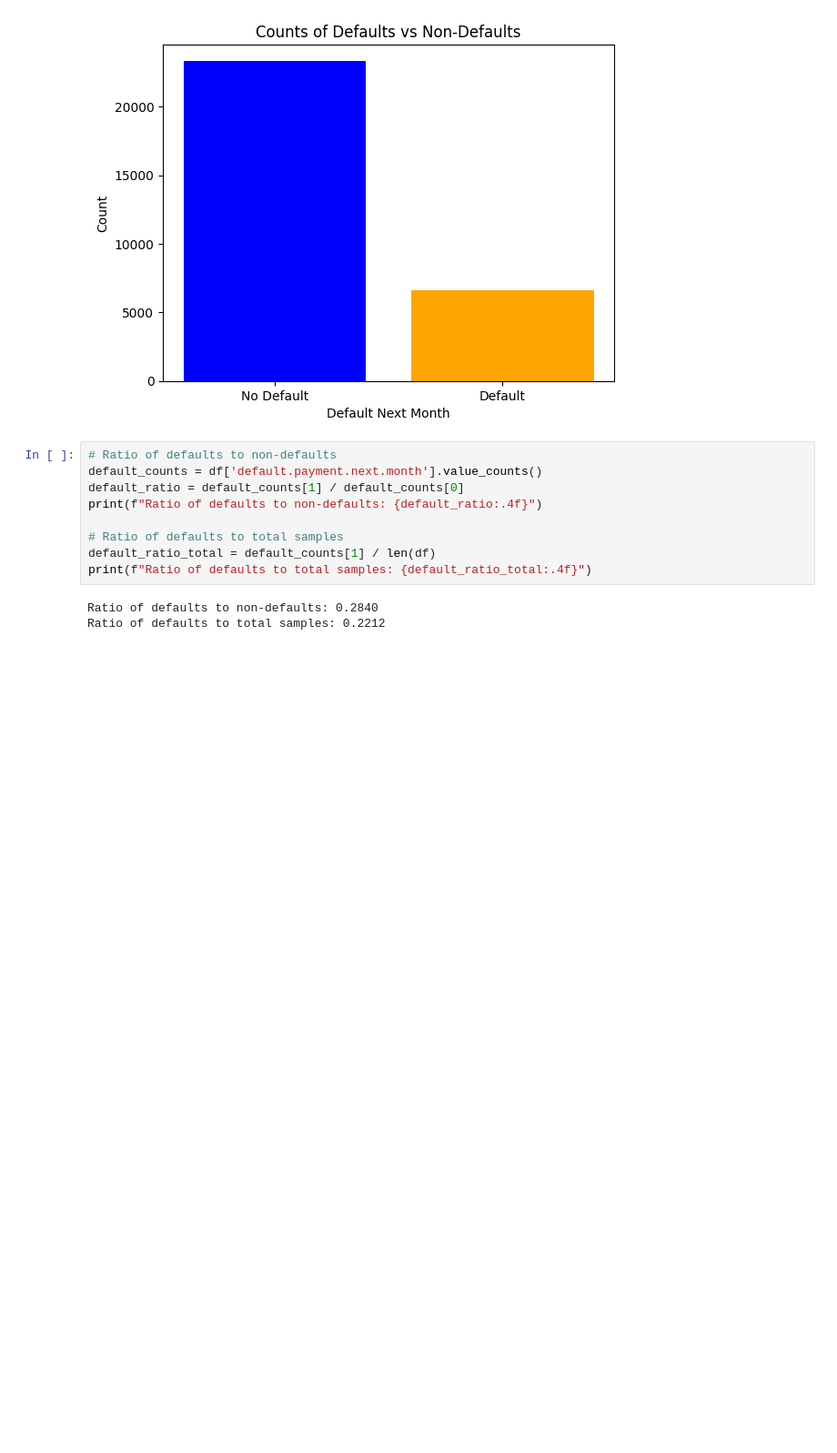
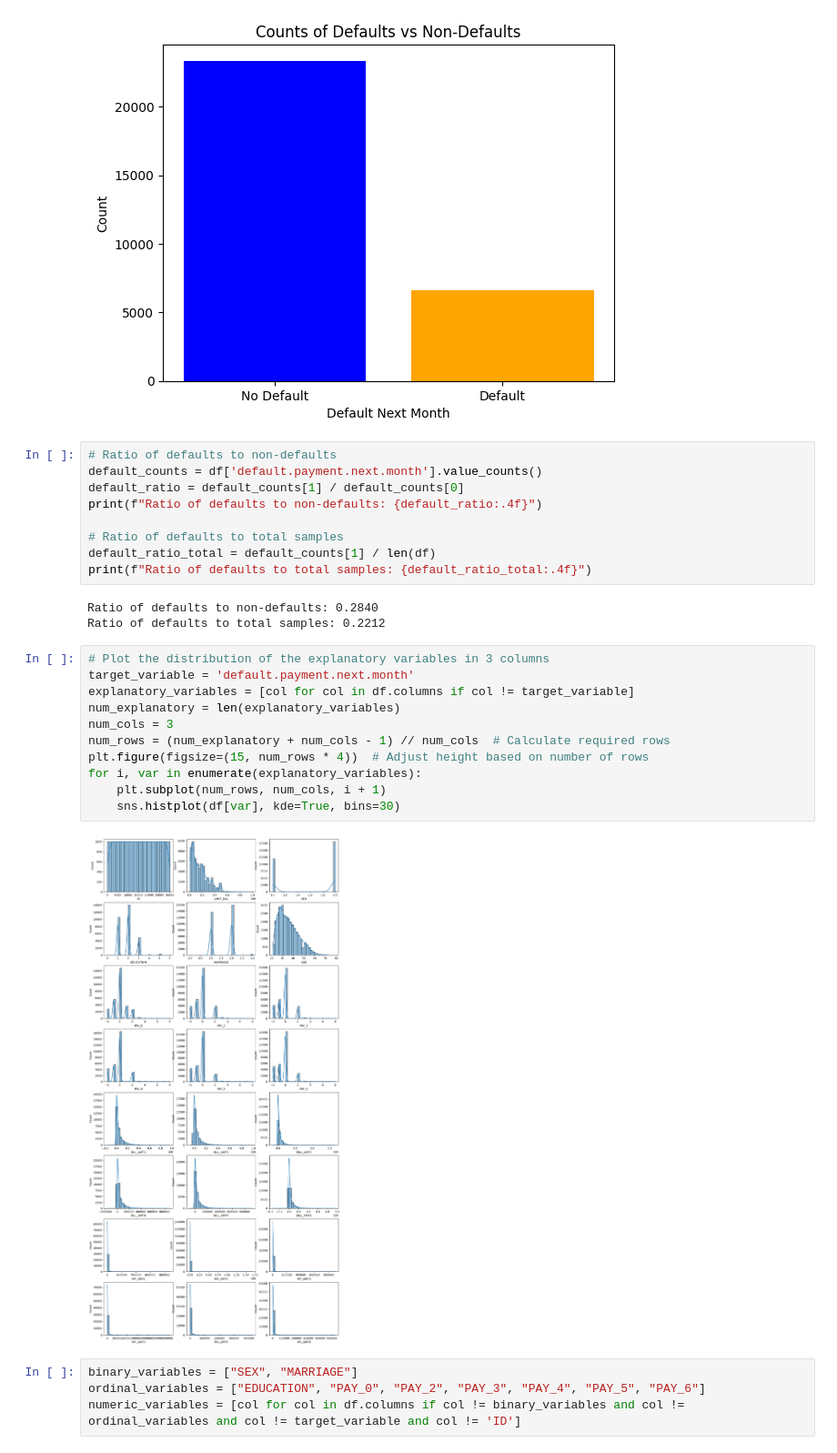
Before and after one commit to joseph-m-pasia/kg-default-of-credit-cards, a Jupyter notebook: notebooks/00_eda.ipynb, the cells around one changed output. Shown at 91% size. Drawn from its saved outputs; the diff is of its cells as text; blank space fills up the shorter version.

Commit message:
Add plots

```diff
--- a/notebooks/00_eda.ipynb
+++ b/notebooks/00_eda.ipynb
@@ -82,3 +82,20 @@ print(f"Ratio of defaults to total samples: {default_ratio_total:.4f}")
 # %% [output]
 Ratio of defaults to non-defaults: 0.2840
 Ratio of defaults to total samples: 0.2212
+# %%
+# Plot the distribution of the explanatory variables in 3 columns
+target_variable = 'default.payment.next.month'
+explanatory_variables = [col for col in df.columns if col != target_variable]
+num_explanatory = len(explanatory_variables)
+num_cols = 3
+num_rows = (num_explanatory + num_cols - 1) // num_cols  # Calculate required rows
+plt.figure(figsize=(15, num_rows * 4))  # Adjust height based on number of rows
+for i, var in enumerate(explanatory_variables):
+    plt.subplot(num_rows, num_cols, i + 1)
+    sns.histplot(df[var], kde=True, bins=30)
+# %% [output]
+[figure, added]
+# %%
+binary_variables = ["SEX", "MARRIAGE"]
+ordinal_variables = ["EDUCATION", "PAY_0", "PAY_2", "PAY_3", "PAY_4", "PAY_5", "PAY_6"]
+numeric_variables = [col for col in df.columns if col != binary_variables and col != ordinal_variables and col != target_variable and col != 'ID']
```
Also changed, not shown: parts of 2 cells of this notebook.
